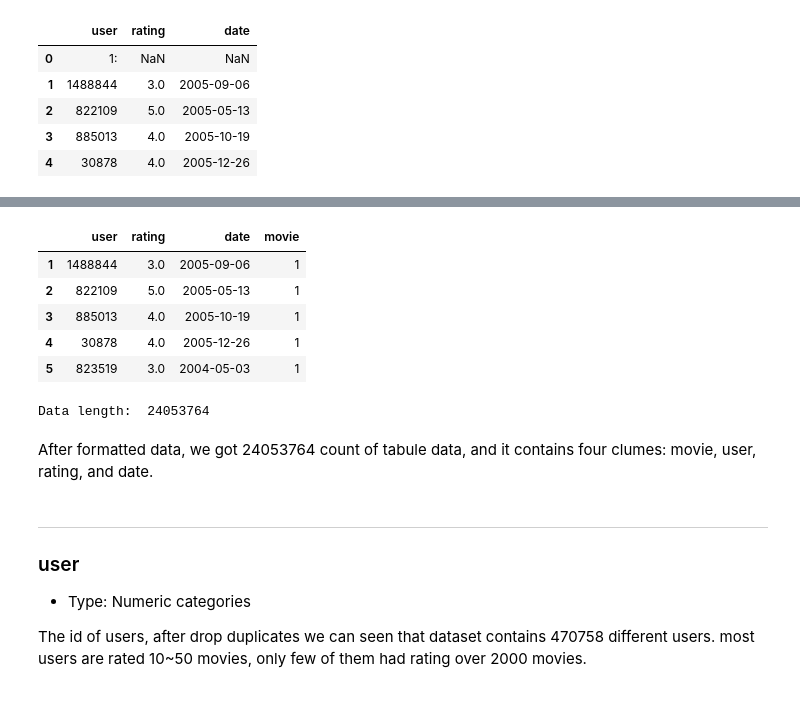
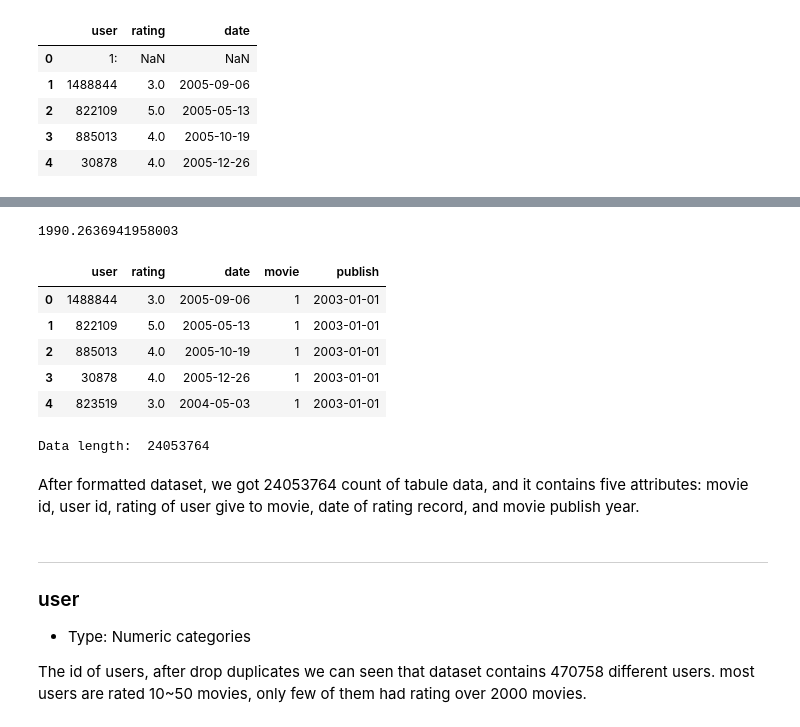
Before and after one commit to SnowWindSaveYou/UTS_ML2019_99151300, a Jupyter notebook: A2_Report.ipynb, the cells around one changed output, grey strips where cells are left out. Saved outputs shown, nothing was run; the diff lists cells and outputs as text; code cells hidden in the pictures.

```diff
--- a/A2_Report.ipynb
+++ b/A2_Report.ipynb
@@ -29,6 +30,11 @@ Netflix price dataset contains seven files include the ratings of users give to
 df = pd.read_csv('./dataset/netflix-prize-data/combined_data_1.txt',
                  header = None, names = ['user', 'rating','date'],
                  usecols = [0,1,2])
+# %%
+movie_title_df = pd.read_csv('./dataset/netflix-prize-data/movie_titles.csv',
+                             encoding = "ISO-8859-1",
+                             header = None, names = ['movie','publish', 'title'],
+                             usecols = [0,1,2])
 # %%
 # the user id with empty rating and date is the movie id
 df.head(5)
@@ -47,13 +63,21 @@ sliced_df['date']= pd.to_datetime(sliced_df['date'])
 sliced_df['rating']=sliced_df['rating'].astype(float)
 sliced_df['movie']=sliced_df['movie'].astype(int)
 sliced_df['user']=sliced_df['user'].astype(int)
-# %%
-sliced_df.head(5)
-# %% [output]
-|  | user | rating | date | movie |
-| 1 | 1488844 | 3.0 | 2005-09-06 | 1 |
-| 2 | 822109 | 5.0 | 2005-05-13 | 1 |
-| 3 | 885013 | 4.0 | 2005-10-19 | 1 |
-| 4 | 30878 | 4.0 | 2005-12-26 | 1 |
-| 5 | 823519 | 3.0 | 2004-05-03 | 1 |
+# %%
+movie_title_df['publish'][~(movie_title_df['publish'].isna())].mean()
+# %% [output]
+1990.2636941958003
+# %%
+movie_title_df['movie']=movie_title_df['movie'].astype(int)
+movie_title_df[movie_title_df['publish'].isna()] = movie_title_df['publish'][~(movie_title_df['publish'].isna())].mean() # fill missing
+movie_title_df['publish']= pd.to_datetime(movie_title_df['publish'].astype(int), format ='%Y' )
+combine_df = sliced_df.merge(movie_title_df[['publish','movie']],on='movie')
+combine_df.head(5)
+# %% [output]
+|  | user | rating | date | movie | publish |
+| 0 | 1488844 | 3.0 | 2005-09-06 | 1 | 2003-01-01 |
+| 1 | 822109 | 5.0 | 2005-05-13 | 1 | 2003-01-01 |
+| 2 | 885013 | 4.0 | 2005-10-19 | 1 | 2003-01-01 |
+| 3 | 30878 | 4.0 | 2005-12-26 | 1 | 2003-01-01 |
+| 4 | 823519 | 3.0 | 2004-05-03 | 1 | 2003-01-01 |
 # %%
@@ -61,7 +85,7 @@ print("Data length: ",len(sliced_df))
 # %% [output]
 Data length:  24053764
 # %% [markdown]
-After formatted data, we got 24053764 count of tabule data, and it contains four clumes: movie, user, rating, and date.
+After formatted dataset, we got 24053764 count of tabule data, and it contains five attributes: movie id, user id, rating of user give to movie, date of rating record, and movie publish year.
 # %% [markdown]
 ------------------------
 ### user
```
Also changed, not shown: parts of 10 cells of this notebook.
